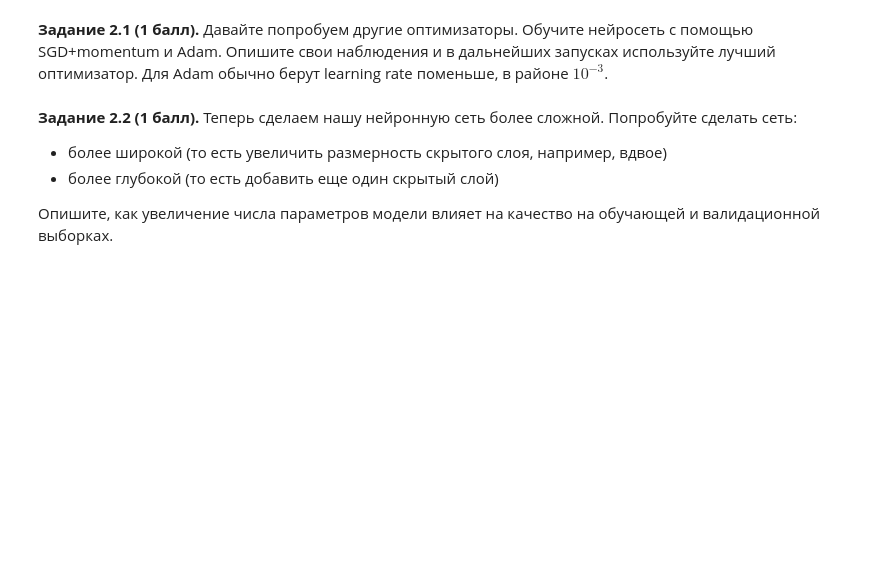
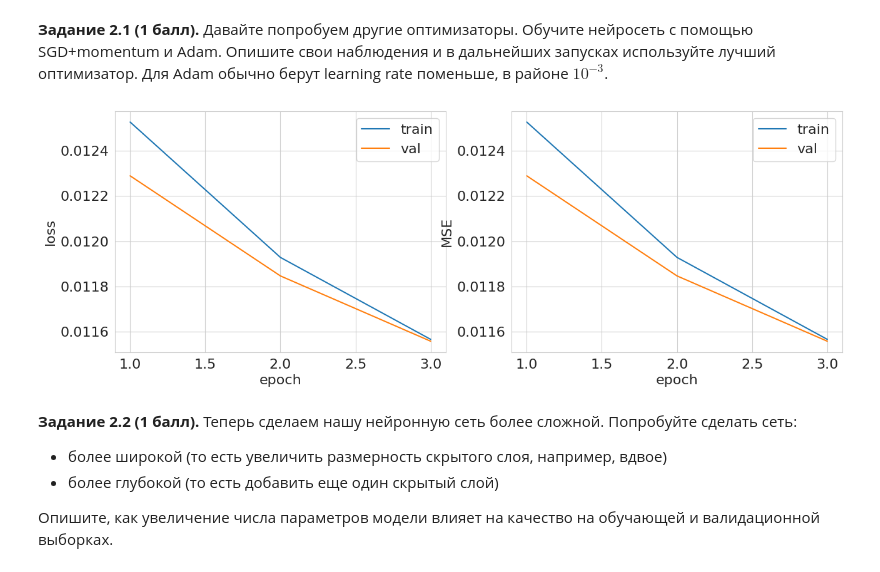
Before and after one commit to DmitriyPyankov/C0ver_letter_bot, a Jupyter notebook: homeworks/HW1/HW1_Light.ipynb, the cells around one changed output. Drawn from its saved outputs; the diff is of its cells as text; code cells hidden in the pictures; blank space fills up the shorter version.

```diff
--- a/homeworks/HW1/HW1_Light.ipynb
+++ b/homeworks/HW1/HW1_Light.ipynb
@@ -568,5 +717,40 @@ def denormalize(sample):
 Продолжим экспериментировать с нейронной сетью, чтобы добиться еще лучшего качества.
 # %% [markdown]
 **Задание 2.1 (1 балл).** Давайте попробуем другие оптимизаторы. Обучите нейросеть с помощью SGD+momentum и Adam. Опишите свои наблюдения и в дальнейших запусках используйте лучший оптимизатор. Для Adam обычно берут learning rate поменьше, в районе $10^{-3}$.
+# %%
+class RegressionModel(nn.Module):
+    def __init__(self, input_size, out_size):
+        super(RegressionModel, self).__init__()
+        self.linear_1 = nn.Linear(input_size, out_size)
+        self.relu = nn.ReLU()
+        self.linear_2 = nn.Linear(out_size, 1)
+        self.sigmoid = nn.Sigmoid()
+
+    def forward(self , x):
+        x = self.linear_1(x)
+        x =self.relu(x)
+        x = self.linear_2(x)
+        x =self.sigmoid(x)
+        return x
+
+model = RegressionModel(input_size, out_size)
+criterion = nn.MSELoss()
+reg_metric = lambda predictions, targets: nn.MSELoss()(predictions.squeeze(), targets.squeeze()).item()
 # %%
-# YOUR CODE HERE (－.－)...zzzZZZzzzZZZ
+# SGD+momentum
+optimizer = optim.SGD(model.parameters(), lr=1e-3, momentum=0.9)
+
+
+num_epochs=10
+train_mse, val_mse = train_and_validate(
+    model=model,
+    optimizer=optimizer,
+    criterion=criterion,
+    metric=reg_metric,
+    train_loader=train_loader,
+    val_loader=val_loader,
+    num_epochs=num_epochs,
+    verbose=True
+)
+# %% [output]
+[figure, added]
```
Also changed, not shown: parts of 21 cells of this notebook.
